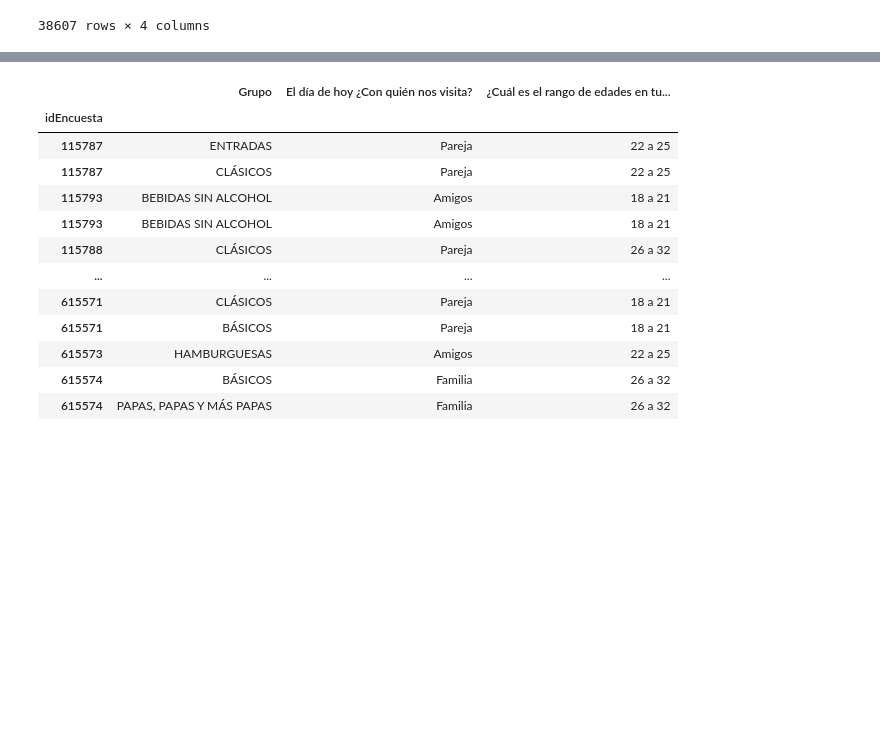
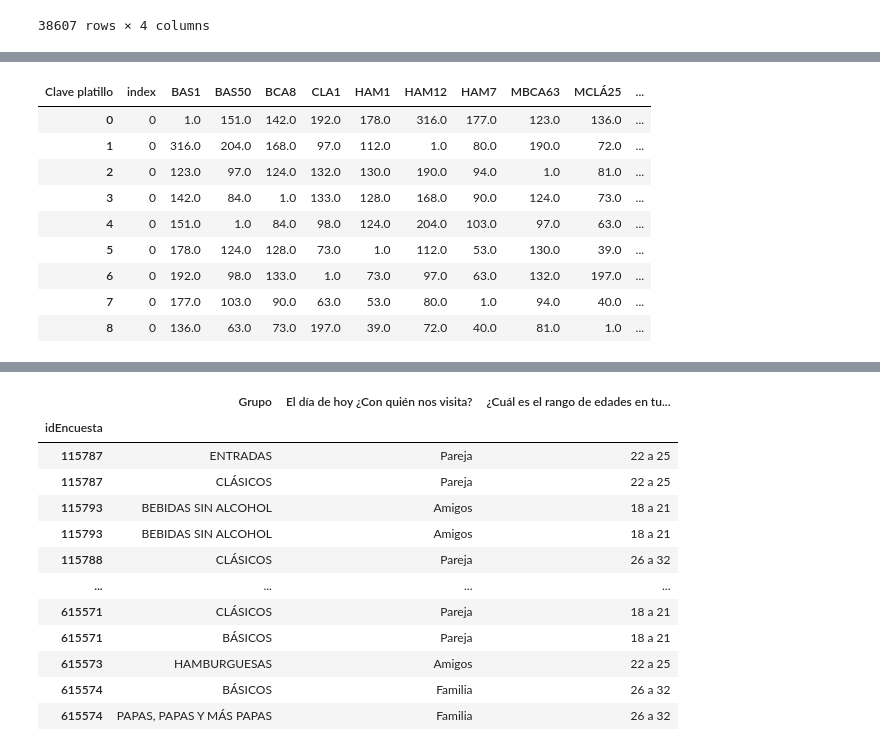
Before and after one commit to Caoimhim/data-analysis-semana-i, a Jupyter notebook: dendro.ipynb, the cells around one changed output, grey strips where cells are left out. Cells and saved outputs as stored; diff of their text form; code cells hidden in the pictures; blank space fills up the shorter version.

```diff
--- a/dendro.ipynb
+++ b/dendro.ipynb
@@ -83,7 +99,18 @@ for i in range(8):
 #datatemp1
 # %%
 datatemp1 = datatemp1.reset_index()
-#datatemp1
+datatemp1
+# %% [output]
+| Clave platillo | index | BAS1 | BAS50 | BCA8 | CLA1 | HAM1 | HAM12 | HAM7 | MBCA63 | MCLÁ25 | ... |
+| 0 | 0 | 1.0 | 151.0 | 142.0 | 192.0 | 178.0 | 316.0 | 177.0 | 123.0 | 136.0 | ... |
+| 1 | 0 | 316.0 | 204.0 | 168.0 | 97.0 | 112.0 | 1.0 | 80.0 | 190.0 | 72.0 | ... |
+| 2 | 0 | 123.0 | 97.0 | 124.0 | 132.0 | 130.0 | 190.0 | 94.0 | 1.0 | 81.0 | ... |
+| 3 | 0 | 142.0 | 84.0 | 1.0 | 133.0 | 128.0 | 168.0 | 90.0 | 124.0 | 73.0 | ... |
+| 4 | 0 | 151.0 | 1.0 | 84.0 | 98.0 | 124.0 | 204.0 | 103.0 | 97.0 | 63.0 | ... |
+| 5 | 0 | 178.0 | 124.0 | 128.0 | 73.0 | 1.0 | 112.0 | 53.0 | 130.0 | 39.0 | ... |
+| 6 | 0 | 192.0 | 98.0 | 133.0 | 1.0 | 73.0 | 97.0 | 63.0 | 132.0 | 197.0 | ... |
+| 7 | 0 | 177.0 | 103.0 | 90.0 | 63.0 | 53.0 | 80.0 | 1.0 | 94.0 | 40.0 | ... |
+| 8 | 0 | 136.0 | 63.0 | 73.0 | 197.0 | 39.0 | 72.0 | 40.0 | 81.0 | 1.0 | ... |
 # %%
 datatemp1 = datatemp1[['BAS1', 'HAM12', 'MBCA63', 'BCA8', 'BAS50', 'HAM1','CLA1', 'HAM7', 'MCLÁ25']]
 datatemp_tot = datatemp1.copy()
```
Also changed, not shown: parts of 14 cells of this notebook.
